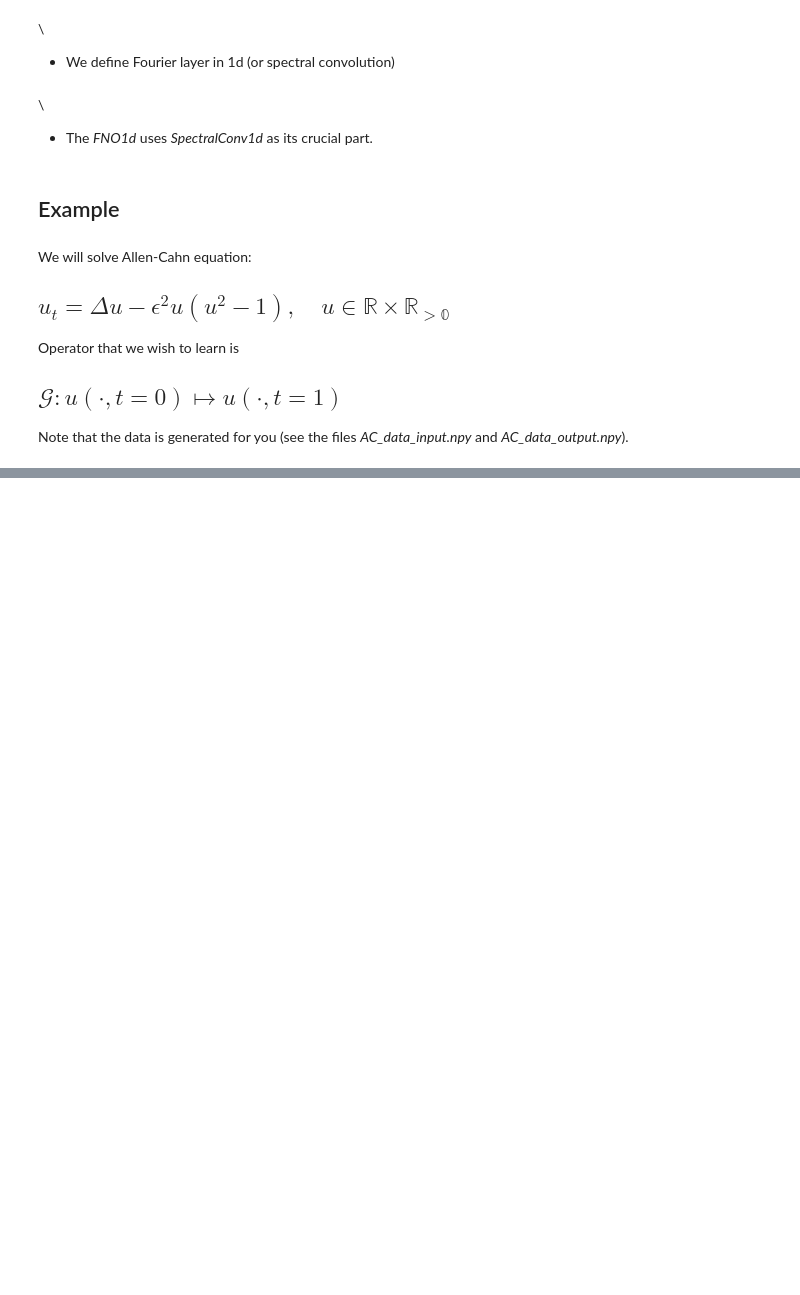
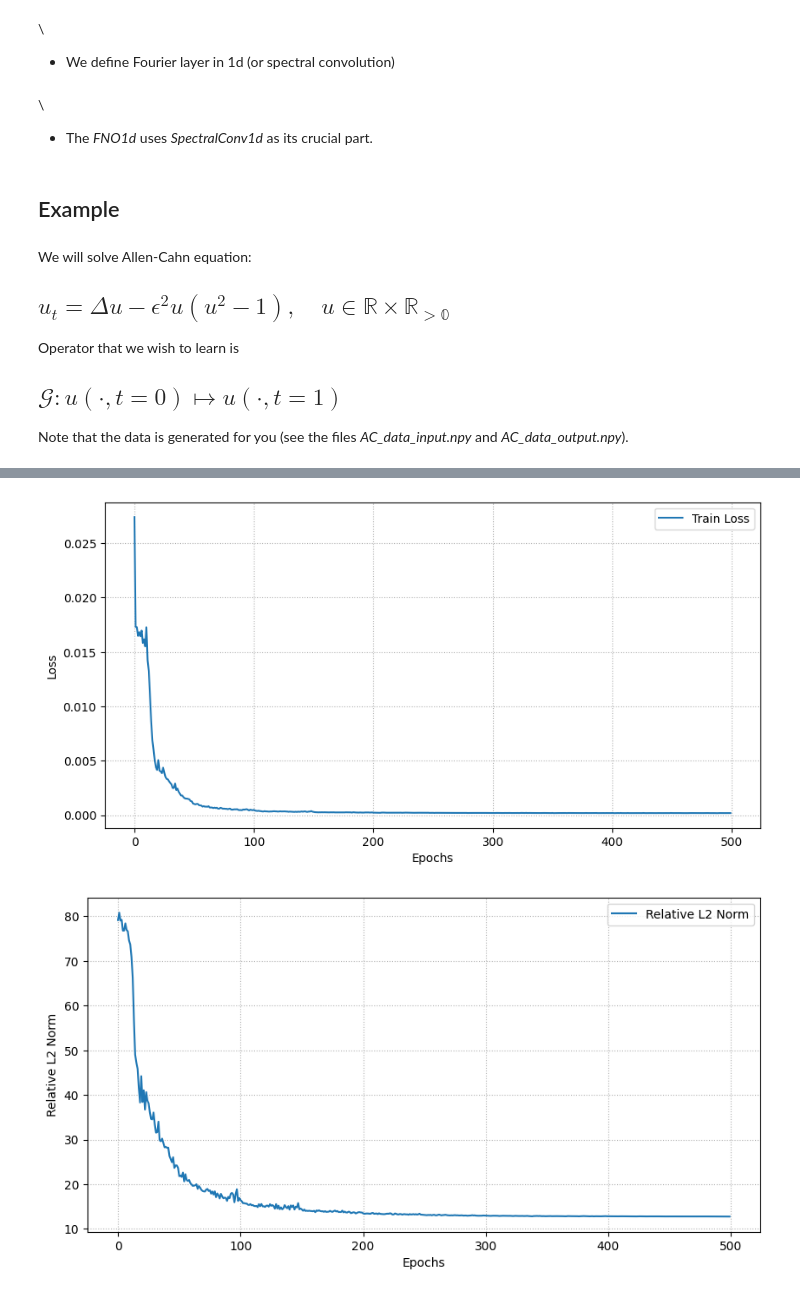
Before and after one commit to MoyangLi00/AISE, a Jupyter notebook: FNO_wave_equation/ solution.ipynb, the cells around one changed output, grey strips where cells are left out. Cells and saved outputs as stored; diff of their text form; code cells hidden in the pictures; blank space fills up the shorter version.

```diff
--- a/FNO_wave_equation/ solution.ipynb
+++ b/FNO_wave_equation/ solution.ipynb
@@ -225,6 +242,6 @@ plt.legend()
 # %%
 learning_rate = 0.001
-epochs = 250 # set as 250 epochs for training
+epochs = 500 # set as 250 epochs for training
 step_size = 50
 gamma = 0.5
 # %%
@@ -239,7 +256,7 @@ scheduler = torch.optim.lr_scheduler.StepLR(optimizer, step_size=step_size, gamm
 
 # save loss and Relative L2 norm
 train_losses = []
-test_L2_norms = []
+val_L2_norms = []
 l = torch.nn.MSELoss()
 freq_print = 1
 for epoch in range(epochs):
@@ -258,13 +275,13 @@ for epoch in range(epochs):
 
     with torch.no_grad():
         fno.eval()
-        test_relative_l2 = 0.0
-        for step, (input_batch, output_batch) in enumerate(testing_set):
+        val_relative_l2 = 0.0
+        for step, (input_batch, output_batch) in enumerate(validation_set):
             output_pred_batch = fno(input_batch).squeeze(2)
-            loss_f = (torch.mean((output_pred_batch - output_batch) ** 2) / torch.mean(output_batch ** 2)) ** 0.5 * 100
-            test_relative_l2 += loss_f.item()
-        test_relative_l2 /= len(testing_set)
-        test_L2_norms.append(test_relative_l2)
+            loss_f = (torch.mean((output_pred_batch - output_batch) ** 2, dim=-1) / torch.mean(output_batch ** 2, dim=-1)) ** 0.5 * 100
+            val_relative_l2 += loss_f.mean().item()
+        val_relative_l2 /= len(validation_set)
+        val_L2_norms.append(val_relative_l2)
 
-    if epoch % freq_print == 0: print("######### Epoch:", epoch, " ######### Train Loss:", train_mse, " ######### Relative L2 Test Norm:", test_relative_l2)
+    if epoch % freq_print == 0: print("######### Epoch:", epoch, " ######### Train Loss:", train_mse, " ######### Relative L2 Validation Norm:", val_relative_l2)
 # %% [output]
@@ -287,0 +305,20 @@ for epoch in range(epochs):
+# %%
+# plot the loss and relative L2 norm
+plt.figure(figsize=(10, 5))
+plt.plot(train_losses, label="Train Loss")
+plt.xlabel("Epochs")
+plt.ylabel("Loss")
+plt.grid(True, which="both", ls=":")
+plt.legend()
+plt.show()
+
+plt.figure(figsize=(10, 5))
+plt.plot(val_L2_norms, label="Relative L2 Norm")
+plt.xlabel("Epochs")
+plt.ylabel("Relative L2 Norm")
+plt.grid(True, which="both", ls=":")
+plt.legend()
+plt.show()
+# %% [output]
+[figure, added]
+[figure, added]
```
Also changed, not shown: parts of 36 cells of this notebook, 3 other files.
